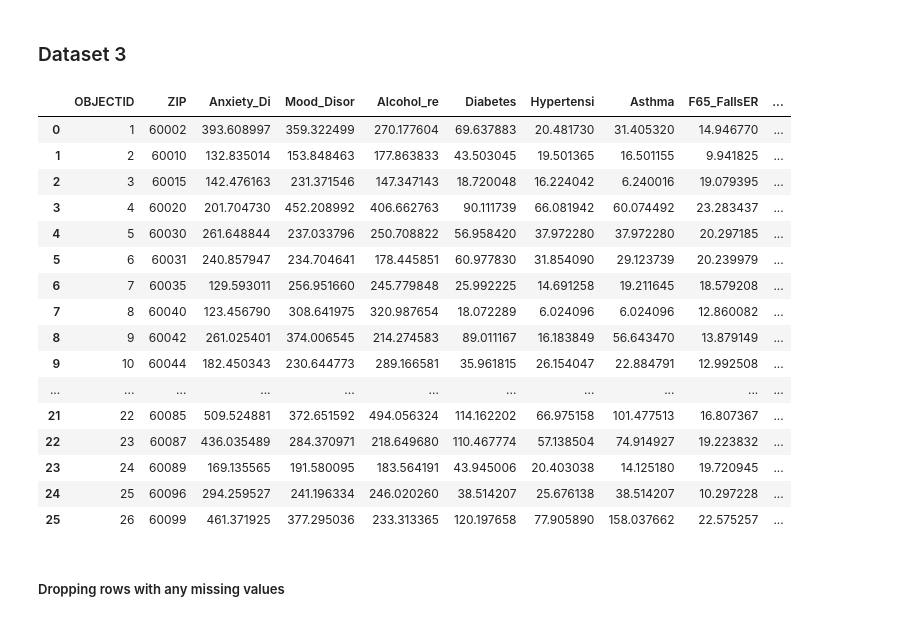
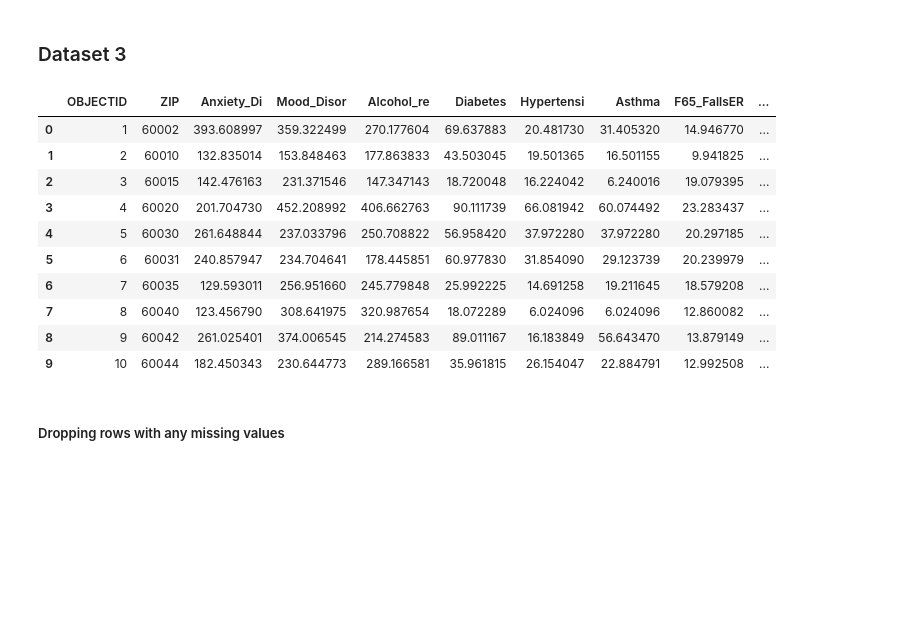
Before and after one commit to Bonjiang/datasci_7_geospatial, a Jupyter notebook: 507HW_7B_Geospatial.ipynb, the cells around one changed output. Cells and saved outputs as stored; diff of their text form; code cells hidden in the pictures; blank space fills up the shorter version.

```diff
--- a/507HW_7B_Geospatial.ipynb
+++ b/507HW_7B_Geospatial.ipynb
@@ -76,25 +69,19 @@ This dataset depicts grocery store locations in the city of Detroit. This visual
 ### Dataset 3
 # %%
 df_gpd3 = gpd.read_file('Hospital_Discharge_Rates.geojson')
-df_gpd3
+df_gpd3 [:10]
 # %% [output]
 |  | OBJECTID | ZIP | Anxiety_Di | Mood_Disor | Alcohol_re | Diabetes | Hypertensi | Asthma | F65_FallsER | ... |
 | 0 | 1 | 60002 | 393.608997 | 359.322499 | 270.177604 | 69.637883 | 20.481730 | 31.405320 | 14.946770 | ... |
 | 1 | 2 | 60010 | 132.835014 | 153.848463 | 177.863833 | 43.503045 | 19.501365 | 16.501155 | 9.941825 | ... |
 | 2 | 3 | 60015 | 142.476163 | 231.371546 | 147.347143 | 18.720048 | 16.224042 | 6.240016 | 19.079395 | ... |
 | 3 | 4 | 60020 | 201.704730 | 452.208992 | 406.662763 | 90.111739 | 66.081942 | 60.074492 | 23.283437 | ... |
 | 4 | 5 | 60030 | 261.648844 | 237.033796 | 250.708822 | 56.958420 | 37.972280 | 37.972280 | 20.297185 | ... |
 | 5 | 6 | 60031 | 240.857947 | 234.704641 | 178.445851 | 60.977830 | 31.854090 | 29.123739 | 20.239979 | ... |
 | 6 | 7 | 60035 | 129.593011 | 256.951660 | 245.779848 | 25.992225 | 14.691258 | 19.211645 | 18.579208 | ... |
 | 7 | 8 | 60040 | 123.456790 | 308.641975 | 320.987654 | 18.072289 | 6.024096 | 6.024096 | 12.860082 | ... |
 | 8 | 9 | 60042 | 261.025401 | 374.006545 | 214.274583 | 89.011167 | 16.183849 | 56.643470 | 13.879149 | ... |
 | 9 | 10 | 60044 | 182.450343 | 230.644773 | 289.166581 | 35.961815 | 26.154047 | 22.884791 | 12.992508 | ... |
-| ... | ... | ... | ... | ... | ... | ... | ... | ... | ... | ... |
-| 21 | 22 | 60085 | 509.524881 | 372.651592 | 494.056324 | 114.162202 | 66.975158 | 101.477513 | 16.807367 | ... |
-| 22 | 23 | 60087 | 436.035489 | 284.370971 | 218.649680 | 110.467774 | 57.138504 | 74.914927 | 19.223832 | ... |
-| 23 | 24 | 60089 | 169.135565 | 191.580095 | 183.564191 | 43.945006 | 20.403038 | 14.125180 | 19.720945 | ... |
-| 24 | 25 | 60096 | 294.259527 | 241.196334 | 246.020260 | 38.514207 | 25.676138 | 38.514207 | 10.297228 | ... |
-| 25 | 26 | 60099 | 461.371925 | 377.295036 | 233.313365 | 120.197658 | 77.905890 | 158.037662 | 22.575257 | ... |
 # %% [markdown]
 ##### Dropping rows with any missing values
 # %%
```
Also changed, not shown: parts of 5 cells of this notebook.
